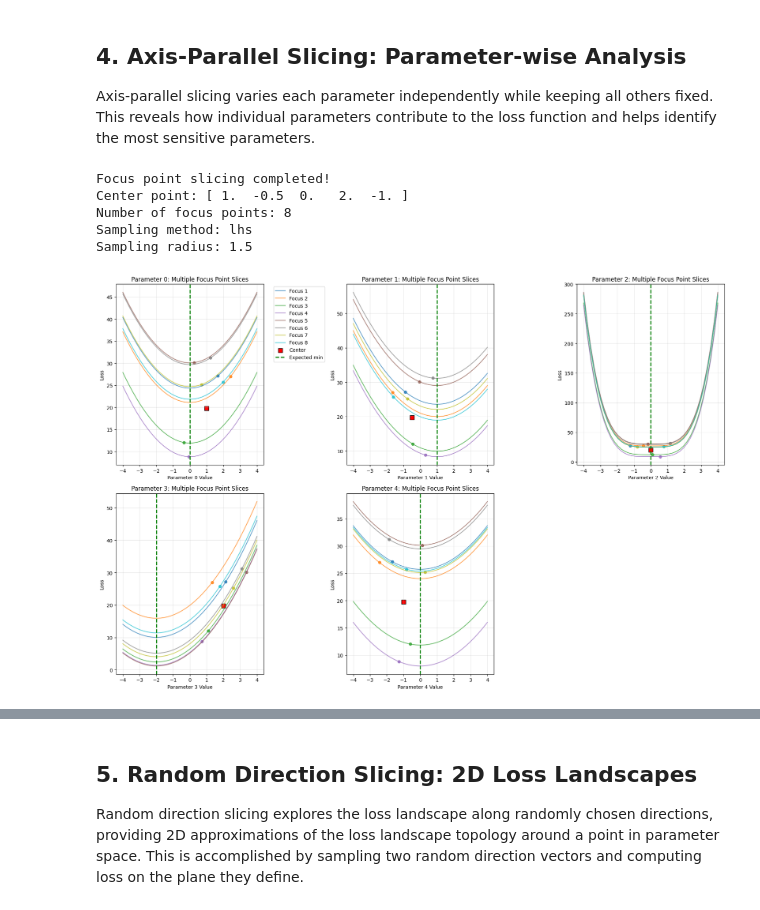
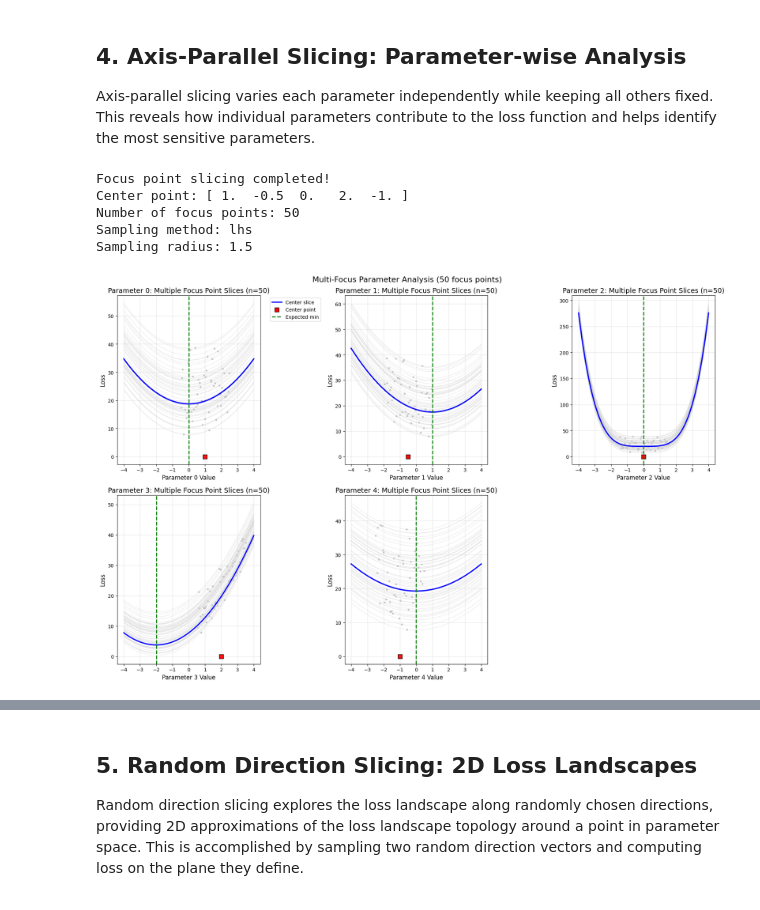
Before and after one commit to joeseegtatz/loss-slicer, a Jupyter notebook: examples/pysclice_core_features.ipynb, the cells around one changed output, grey strips where cells are left out. Cells and saved outputs as stored; diff of their text form; code cells hidden in the pictures.

```diff
--- a/examples/pysclice_core_features.ipynb
+++ b/examples/pysclice_core_features.ipynb
@@ -213,96 +197,41 @@ focus_slice_data = axis_slicer.sample_focus_points_and_slice(
 # Extract results
 center_point = focus_slice_data['center_point']
 focus_points = focus_slice_data['focus_points']
 focus_point_slices = focus_slice_data['focus_point_slices']
 n_focus_points = len(focus_point_slices)
 
 print(f"Focus point slicing completed!")
 print(f"Center point: {center_point}")
 print(f"Number of focus points: {n_focus_points}")
 print(f"Sampling method: {focus_slice_data['sampling_method']}")
 print(f"Sampling radius: {focus_slice_data['radius']}")
 
 # Also generate a single slice from the center point for highlighting
 center_slice_data = axis_slicer.slice(
     center_point=center_point,
     bounds=(-PARAM_RANGE, PARAM_RANGE),
     n_samples=SLICING_STEPS
 )
 
-# Create comprehensive visualization
-n_params = len(model_wrapper_multi.get_parameters())
-n_cols = 3
-n_rows = (n_params + n_cols - 1) // n_cols  # Ceiling division
-
-fig, axes = plt.subplots(n_rows, n_cols, figsize=(18, 6*n_rows))
-if n_rows == 1:
-    axes = axes.reshape(1, -1)
-axes = axes.flatten()
-
+# Create enhanced visualization using the new function
 expected_minima = model_multi.get_expected_minima()
 
-for param_idx in range(n_params):
-    ax = axes[param_idx]
-
-    # Plot slice from each focus point for this parameter (all in grey)
-    for focus_idx, focus_slice in enumerate(focus_point_slices):
-        slices_data = focus_slice['slices']['slices']
-        focus_point = focus_slice['focus_point']
-
-        # Find the slice for this parameter
-        param_slice = slices_data[param_idx]
-        param_values = [sample[0] for sample in param_slice['samples']]
-        loss_values = [sample[1] for sample in param_slice['samples']]
-
-        # Plot the slice trace in grey
-        ax.plot(param_values, loss_values,
-               color='lightgrey', alpha=0.5, linewidth=0.8)
-
-        # Mark the focus point in grey
-        ax.scatter([focus_point[param_idx]], [focus_slice['focus_point_loss']],
-                  color='grey', s=8, marker='o', alpha=0.4)
-
-    # Highlight the center point slice in color
-    center_param_slice = center_slice_data['slices'][param_idx]
-    center_param_values = [sample[0] for sample in center_param_slice['samples']]
-    center_loss_values = [sample[1] for sample in center_param_slice['samples']]
-
-    ax.plot(center_param_values, center_loss_values,
-           color='blue', linewidth=2.5, label='Center slice' if param_idx == 0 else None)
-
-    # Mark the center point
-    ax.scatter([center_point[param_idx]], [model_wrapper_multi.compute_loss()],
-              c='red', s=80, marker='s', label='Center point' if param_idx == 0 else None,
-              edgecolor='black', linewidth=1)
-
-    # Mark expected minimum
-    ax.axvline(x=expected_minima[param_idx], color='green', linestyle='--',
-              linewidth=2, label=f'Expected min' if param_idx == 0 else None)
-
-    ax.set_title(f'Parameter {param_idx}: Multiple Focus Point Slices (n={n_focus_points})')
-    ax.set_xlabel(f'Parameter {param_idx} Value')
-    ax.set_ylabel('Loss')
-    ax.grid(True, alpha=0.3)
-
-    # Add legend to first subplot
-    if param_idx == 0:
-        ax.legend(bbox_to_anchor=(1.05, 1), loc='upper left')
-
-# Remove empty subplots
-for i in range(n_params, len(axes)):
-    axes[i].remove()
-
-plt.tight_layout()
+fig = plot_multi_focus_parameter_slices(
+    slice_data=focus_slice_data,
+    center_slice_data=center_slice_data,
+    expected_minima=expected_minima,
+    figsize=(18, 12),
+    max_cols=3
+)
 plt.show()
 
-print(f"\nGenerated {n_focus_points} focus points using {focus_slice_data['sampling_method']} sampling")
-print(f"Each parameter shows {n_focus_points} grey traces plus 1 highlighted center slice")
+print(f"📊 Shows {n_focus_points} focus points with center slice highlighted")
 print(f"Center point: {center_point} (loss: {model_wrapper_multi.compute_loss():.4f})")
 print(f"Expected minima: {expected_minima}")
 # %% [output]
 Focus point slicing completed!
 Center point: [ 1.  -0.5  0.   2.  -1. ]
-Number of focus points: 8
+Number of focus points: 50
 Sampling method: lhs
 Sampling radius: 1.5
-[figure, old version]
+[figure, new version]
```
Also changed, not shown: parts of 10 cells of this notebook, 1 other file.
